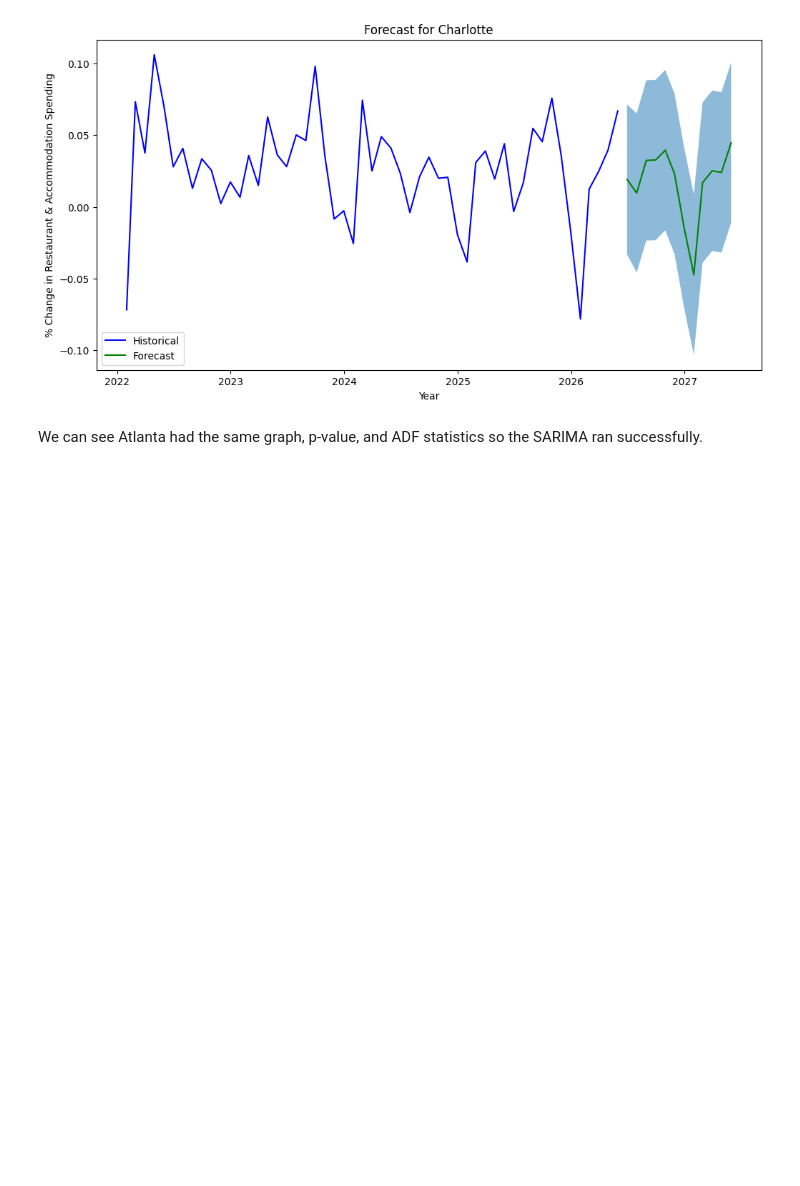
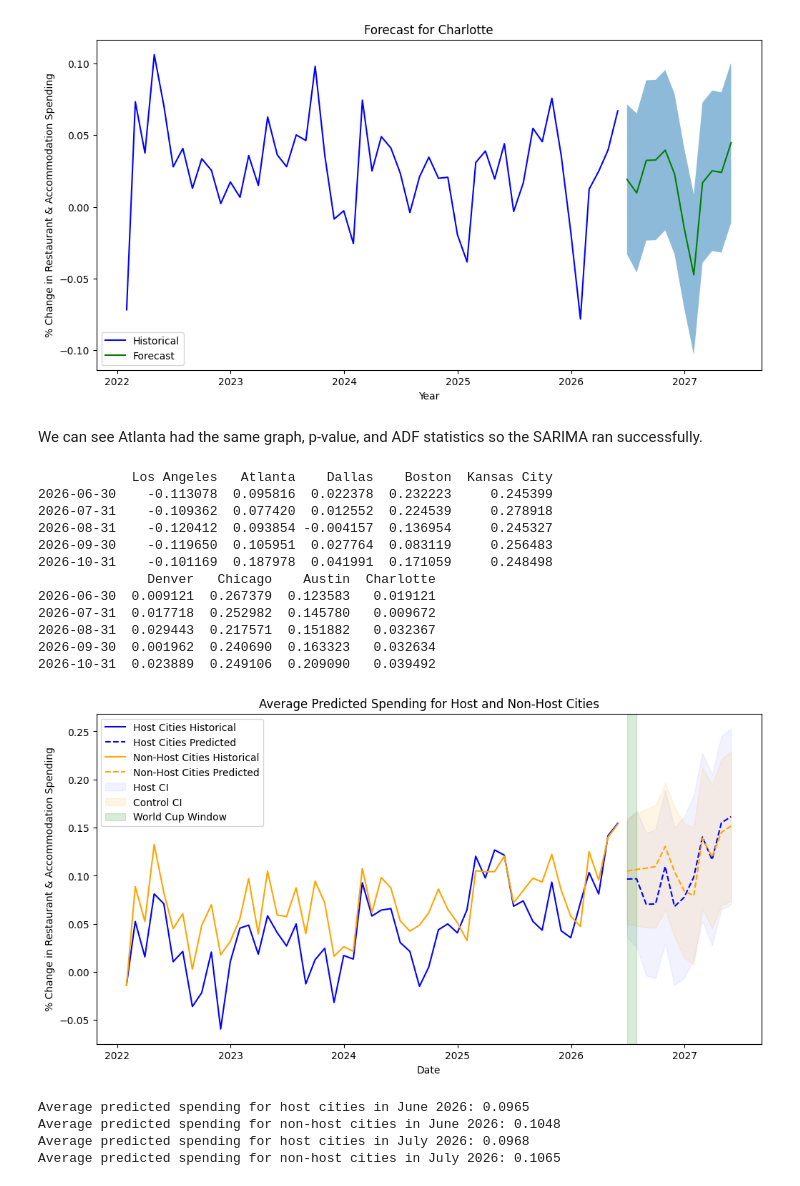
Before and after one commit to roshanshah570/worldcup-spending-forecast, a Jupyter notebook: notebooks/02_modeling.ipynb, the cells around one changed output. Cells and saved outputs as stored; diff of their text form; code cells hidden in the pictures; blank space fills up the shorter version.

Commit message:
host and non-host prediction, updated source

```diff
--- a/notebooks/02_modeling.ipynb
+++ b/notebooks/02_modeling.ipynb
@@ -197,3 +226,81 @@ for city in target_cities:
 [figure]
 # %% [markdown]
 We can see Atlanta had the same graph, p-value, and ADF statistics so the SARIMA ran successfully.
+# %%
+# Generating graph to predict summer baseline for host and non-host cities
+
+# Dataframe of predicted mean for host cities
+host_forecasts = pd.concat([forecasts[city]['mean'] for city in host_cities], axis=1)
+host_forecasts.columns = host_cities
+host_avg = host_forecasts.mean(axis=1) # Average spending of host cities
+print(host_forecasts.head())
+
+# Dataframe of predicted mean for non_host cities
+nonhost_forecasts = pd.concat([forecasts[city]['mean'] for city in nonhost_cities], axis=1)
+nonhost_forecasts.columns = nonhost_cities
+nonhost_avg = nonhost_forecasts.mean(axis=1) # Average spending of non-host cities
+print(nonhost_forecasts.head())
+
+# Dataframe of historical data for host cities
+host_historical = pd.concat([forecasts[city]['historical'] for city in host_cities], axis=1)
+host_historical_avg = host_historical.mean(axis=1)
+
+# Dataframe of historical data for non_host cities
+nonhost_historical = pd.concat([forecasts[city]['historical'] for city in nonhost_cities], axis=1)
+nonhost_historical_avg = nonhost_historical.mean(axis=1)
+
+# Calculate confidence intervals
+host_ci_lower = pd.concat([forecasts[city]['ci'].iloc[:, 0] for city in host_cities], axis=1).mean(axis=1)
+host_ci_upper = pd.concat([forecasts[city]['ci'].iloc[:, 1] for city in host_cities], axis=1).mean(axis=1)
+
+control_ci_lower = pd.concat([forecasts[city]['ci'].iloc[:, 0] for city in nonhost_cities], axis=1).mean(axis=1)
+control_ci_upper = pd.concat([forecasts[city]['ci'].iloc[:, 1] for city in nonhost_cities], axis=1).mean(axis=1)
+
+# Plotting the average predicted spending for host and non-host cities
+plt.figure(figsize=(12, 6))
+plt.plot(host_historical_avg, label='Host Cities Historical', color='blue')
+plt.plot(host_avg, label='Host Cities Predicted', color='blue', linestyle='--')
+plt.plot(nonhost_historical_avg, label='Non-Host Cities Historical', color='orange')
+plt.plot(nonhost_avg, label='Non-Host Cities Predicted', color='orange', linestyle='--')
+plt.fill_between(host_ci_lower.index, host_ci_lower, host_ci_upper, alpha=0.05, color='blue', label='Host CI')
+plt.fill_between(control_ci_lower.index, control_ci_lower, control_ci_upper, alpha=0.1, color='orange', label='Control CI')
+plt.axvspan(pd.Timestamp('2026-06-30'), pd.Timestamp('2026-07-31'), alpha=0.15, color='green', label='World Cup Window')
+plt.title('Average Predicted Spending for Host and Non-Host Cities')
+plt.xlabel('Date')
+plt.ylabel("% Change in Restaurant & Accommodation Spending")
+plt.legend()
+plt.savefig('../outputs/forecasting_figures/host_nonhost_avg_forecast.png')
+plt.show()
+
+
+# Showing predicted baselines for host and non-host cities in during the world cup
+
+# June predicted spending for
+avg_host_june = host_avg.loc['2026-06-30']
+avg_nonhost_june = nonhost_avg.loc['2026-06-30']
+print(f'Average predicted spending for host cities in June 2026: {avg_host_june:.4f}')
+print(f'Average predicted spending for non-host cities in June 2026: {avg_nonhost_june:.4f}')
+
+# July predicted spending
+avg_host_july = host_avg.loc['2026-07-31']
+avg_nonhost_july = nonhost_avg.loc['2026-07-31']
+print(f'Average predicted spending for host cities in July 2026: {avg_host_july:.4f}')
+print(f'Average predicted spending for non-host cities in July 2026: {avg_nonhost_july:.4f}')
+# %% [output]
+            Los Angeles   Atlanta    Dallas    Boston  Kansas City
+2026-06-30    -0.113078  0.095816  0.022378  0.232223     0.245399
+2026-07-31    -0.109362  0.077420  0.012552  0.224539     0.278918
+2026-08-31    -0.120412  0.093854 -0.004157  0.136954     0.245327
+2026-09-30    -0.119650  0.105951  0.027764  0.083119     0.256483
+2026-10-31    -0.101169  0.187978  0.041991  0.171059     0.248498
+              Denver   Chicago    Austin  Charlotte
+2026-06-30  0.009121  0.267379  0.123583   0.019121
+2026-07-31  0.017718  0.252982  0.145780   0.009672
+2026-08-31  0.029443  0.217571  0.151882   0.032367
+2026-09-30  0.001962  0.240690  0.163323   0.032634
+2026-10-31  0.023889  0.249106  0.209090   0.039492
+[figure, added]
+Average predicted spending for host cities in June 2026: 0.0965
+Average predicted spending for non-host cities in June 2026: 0.1048
+Average predicted spending for host cities in July 2026: 0.0968
+Average predicted spending for non-host cities in July 2026: 0.1065
```
Also changed, not shown: parts of 1 cell of this notebook, 3 other files.
